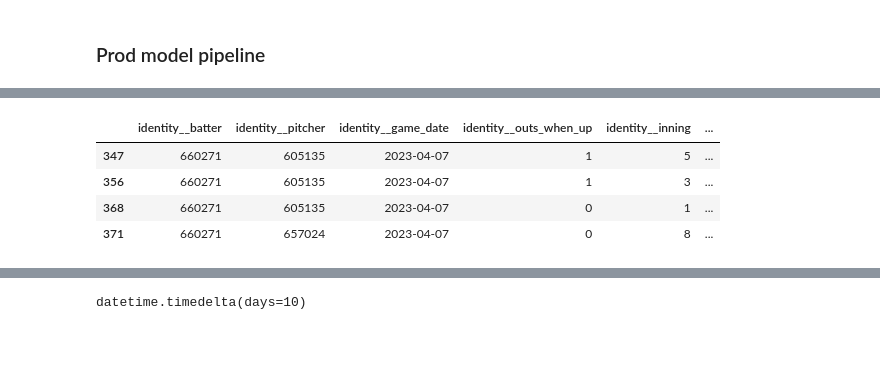
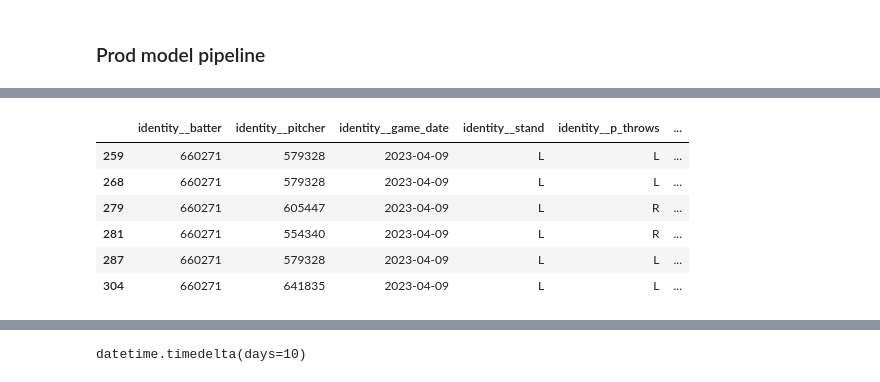
Before and after one commit to allenttchen/baseball-analytics, a Jupyter notebook: notebooks/eda.ipynb, the cells around one changed output, grey strips where cells are left out. Drawn from its saved outputs; the diff is of its cells as text; code cells hidden in the pictures; blank space fills up the shorter version.

```diff
--- a/notebooks/eda.ipynb
+++ b/notebooks/eda.ipynb
@@ -503,8 +510,13 @@ features_and_events.head()
 # %%
-features_and_events[(features_and_events["identity__batter"] == 660271) & (features_and_events["identity__game_date"] == "2023-04-07")]
+features_and_events[
+    (features_and_events["identity__batter"] == 660271) &
+    (features_and_events["identity__game_date"] == "2023-04-09")
+]
 # %% [output]
-|  | identity__batter | identity__pitcher | identity__game_date | identity__outs_when_up | identity__inning | ... |
-| 347 | 660271 | 605135 | 2023-04-07 | 1 | 5 | ... |
-| 356 | 660271 | 605135 | 2023-04-07 | 1 | 3 | ... |
-| 368 | 660271 | 605135 | 2023-04-07 | 0 | 1 | ... |
-| 371 | 660271 | 657024 | 2023-04-07 | 0 | 8 | ... |
+|  | identity__batter | identity__pitcher | identity__game_date | identity__stand | identity__p_throws | ... |
+| 259 | 660271 | 579328 | 2023-04-09 | L | L | ... |
+| 268 | 660271 | 579328 | 2023-04-09 | L | L | ... |
+| 279 | 660271 | 605447 | 2023-04-09 | L | R | ... |
+| 281 | 660271 | 554340 | 2023-04-09 | L | R | ... |
+| 287 | 660271 | 579328 | 2023-04-09 | L | L | ... |
+| 304 | 660271 | 641835 | 2023-04-09 | L | L | ... |
```
Also changed, not shown: parts of 5 cells of this notebook, 4 other files.
